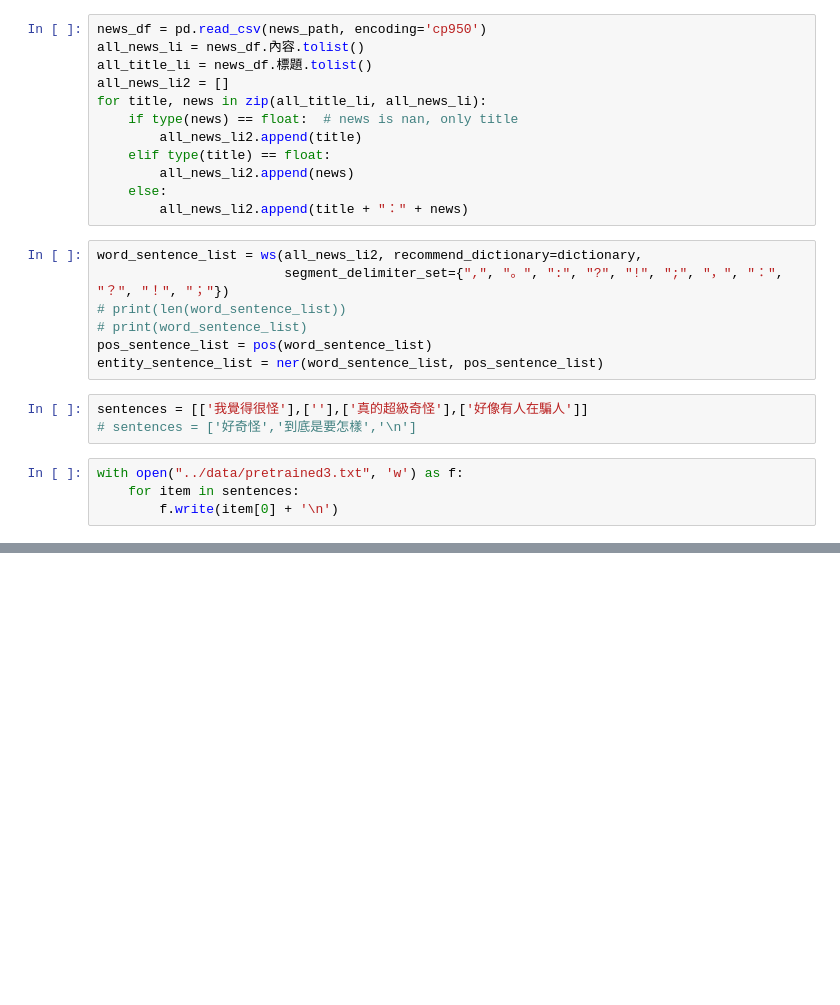
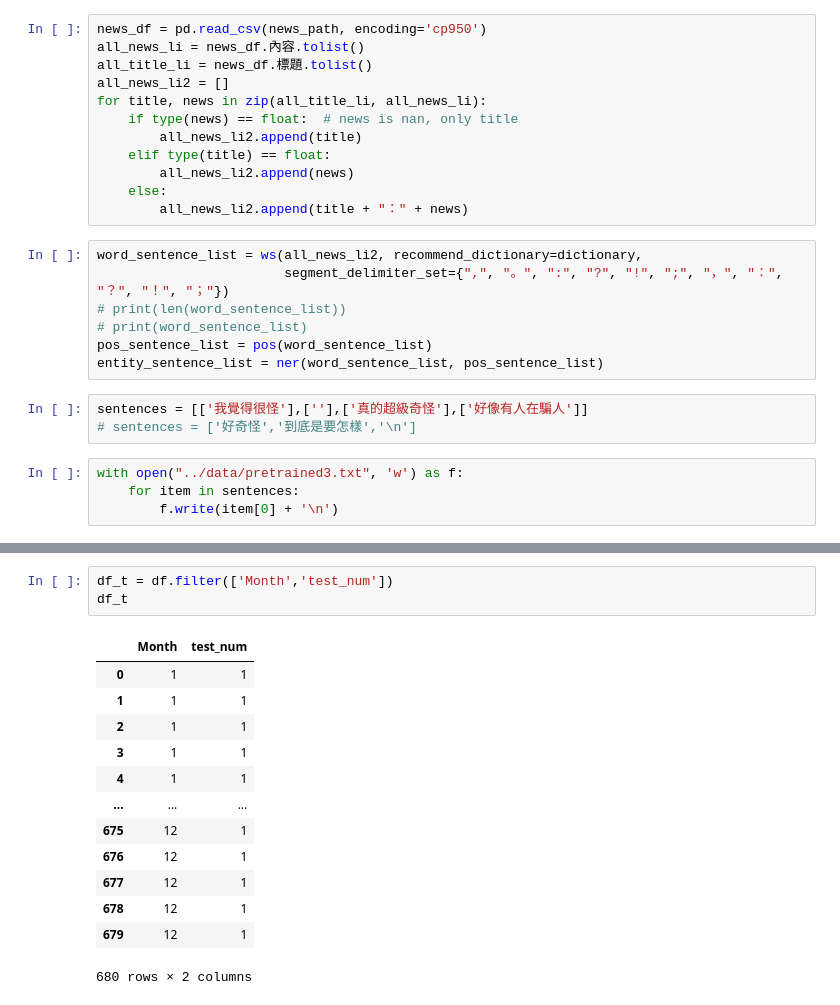
Before and after one commit to tychen5/BERT_chinese_LM_processing, a Jupyter notebook: src/Test.ipynb, the cells around one changed output, grey strips where cells are left out. Cells and saved outputs as stored; diff of their text form; blank space fills up the shorter version.

```diff
--- a/src/Test.ipynb
+++ b/src/Test.ipynb
@@ -63,0 +208,17 @@ with open("../data/pretrained3.txt", 'w') as f:
+# %%
+df_t = df.filter(['Month','test_num'])
+df_t
+# %% [output]
+|  | Month | test_num |
+| 0 | 1 | 1 |
+| 1 | 1 | 1 |
+| 2 | 1 | 1 |
+| 3 | 1 | 1 |
+| 4 | 1 | 1 |
+| ... | ... | ... |
+| 675 | 12 | 1 |
+| 676 | 12 | 1 |
+| 677 | 12 | 1 |
+| 678 | 12 | 1 |
+| 679 | 12 | 1 |
+680 rows × 2 columns
```
Also changed, not shown: parts of 9 cells of this notebook, 14 other files.
